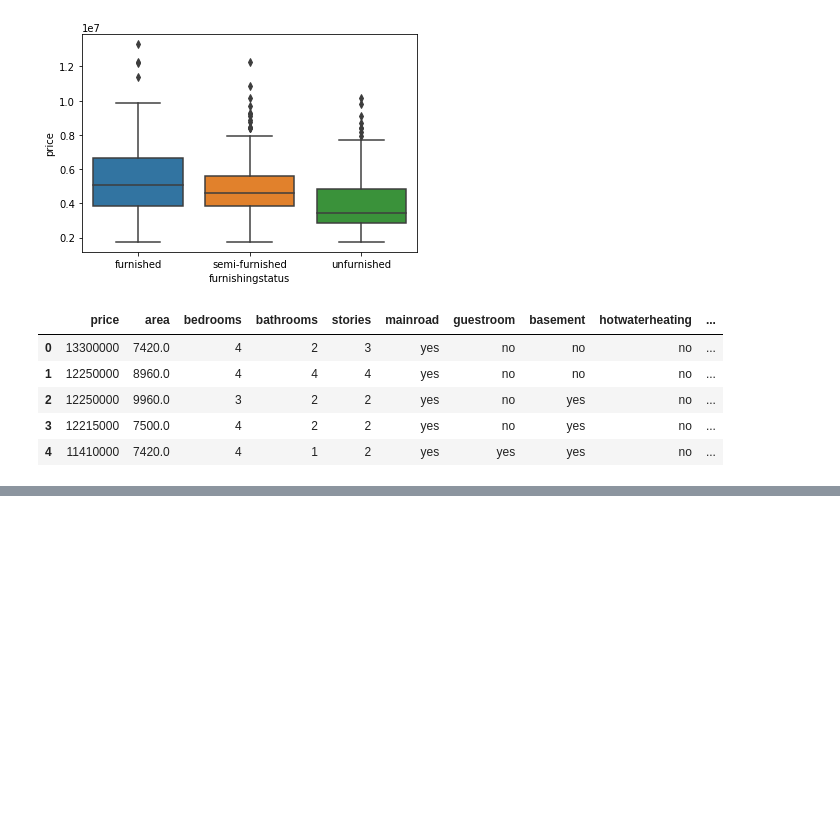
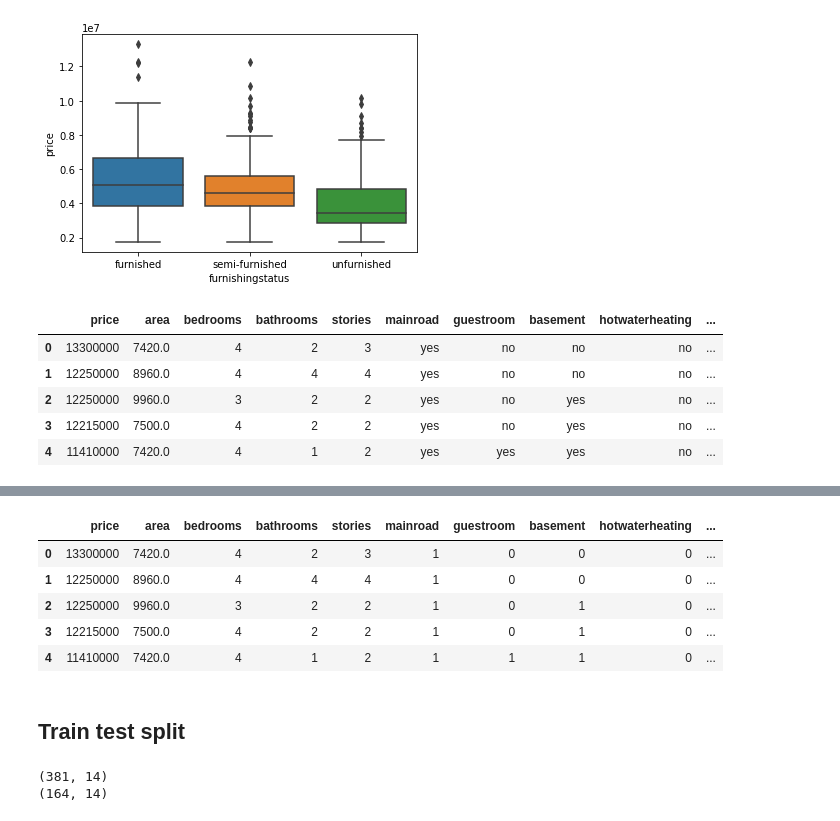
Before and after one commit to Pawan7aston/Code_Clue, a Jupyter notebook: Aston/Multiple Linear Regression/Untitled.ipynb, the cells around one changed output, grey strips where cells are left out. Cells and saved outputs as stored; diff of their text form; code cells hidden in the pictures; blank space fills up the shorter version.

```diff
--- a/Aston/Multiple Linear Regression/Untitled.ipynb
+++ b/Aston/Multiple Linear Regression/Untitled.ipynb
@@ -149,0 +180,4 @@ housing_data
+# %%
+# Now convert furnishingstatus to binary value of 0|1 using dummy variable
+status = pd.get_dummies(housing_data['furnishingstatus'],drop_first=True)
+status.head()
@@ -149,0 +210,11 @@ housing_data
+# %%
+housing_data.head()
+# %% [output]
+|  | price | area | bedrooms | bathrooms | stories | mainroad | guestroom | basement | hotwaterheating | ... |
+| 0 | 13300000 | 7420.0 | 4 | 2 | 3 | 1 | 0 | 0 | 0 | ... |
+| 1 | 12250000 | 8960.0 | 4 | 4 | 4 | 1 | 0 | 0 | 0 | ... |
+| 2 | 12250000 | 9960.0 | 3 | 2 | 2 | 1 | 0 | 1 | 0 | ... |
+| 3 | 12215000 | 7500.0 | 4 | 2 | 2 | 1 | 0 | 1 | 0 | ... |
+| 4 | 11410000 | 7420.0 | 4 | 1 | 2 | 1 | 1 | 1 | 0 | ... |
+# %% [markdown]
+## Train test split
@@ -149,0 +223,6 @@ housing_data
+# %%
+print(df_train.shape)
+print(df_test.shape)
+# %% [output]
+(381, 14)
+(164, 14)
```
Also changed, not shown: parts of 32 cells of this notebook, 8 other files.
